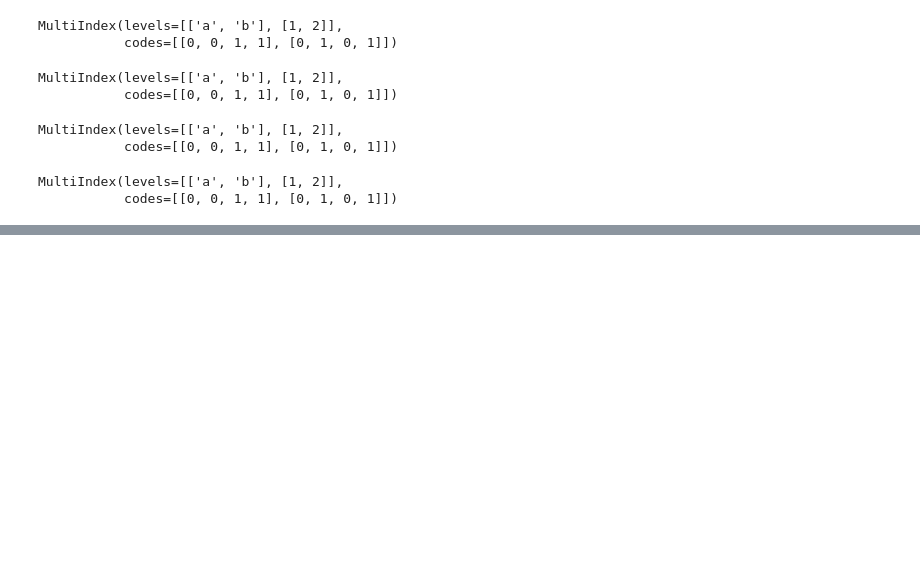
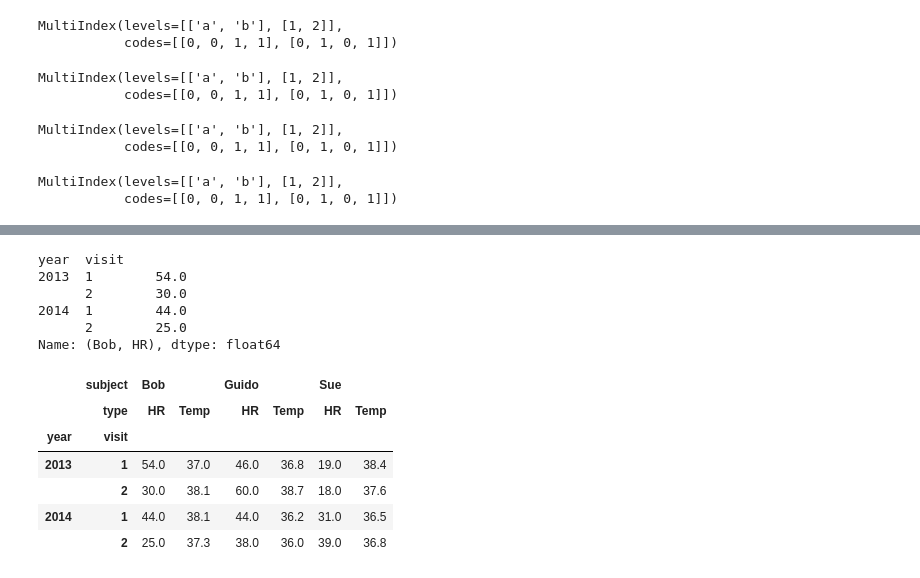
Before and after one commit to Python-4-DS/Python4ds_cohort-1, a Jupyter notebook: Hierarchical Indexing.ipynb, the cells around one changed output, grey strips where cells are left out. Drawn from its saved outputs; the diff is of its cells as text; code cells hidden in the pictures; blank space fills up the shorter version.

```diff
--- a/Hierarchical Indexing.ipynb
+++ b/Hierarchical Indexing.ipynb
@@ -141,0 +271,19 @@ MultiIndex(levels=[['a', 'b'], [1, 2]],
+# %%
+health_data.loc[:, ('Bob', 'HR')]
+# %% [output]
+year  visit
+2013  1        54.0
+      2        30.0
+2014  1        44.0
+      2        25.0
+Name: (Bob, HR), dtype: float64
+# %%
+health_data
+# %% [output]
+|  | subject | Bob |  | Guido |  | Sue |  |
+|  | type | HR | Temp | HR | Temp | HR | Temp |
+| year | visit |  |  |  |  |  |  |
+| 2013 | 1 | 54.0 | 37.0 | 46.0 | 36.8 | 19.0 | 38.4 |
+|  | 2 | 30.0 | 38.1 | 60.0 | 38.7 | 18.0 | 37.6 |
+| 2014 | 1 | 44.0 | 38.1 | 44.0 | 36.2 | 31.0 | 36.5 |
+|  | 2 | 25.0 | 37.3 | 38.0 | 36.0 | 39.0 | 36.8 |
```
Also changed, not shown: parts of 22 cells of this notebook, 8 other files.
